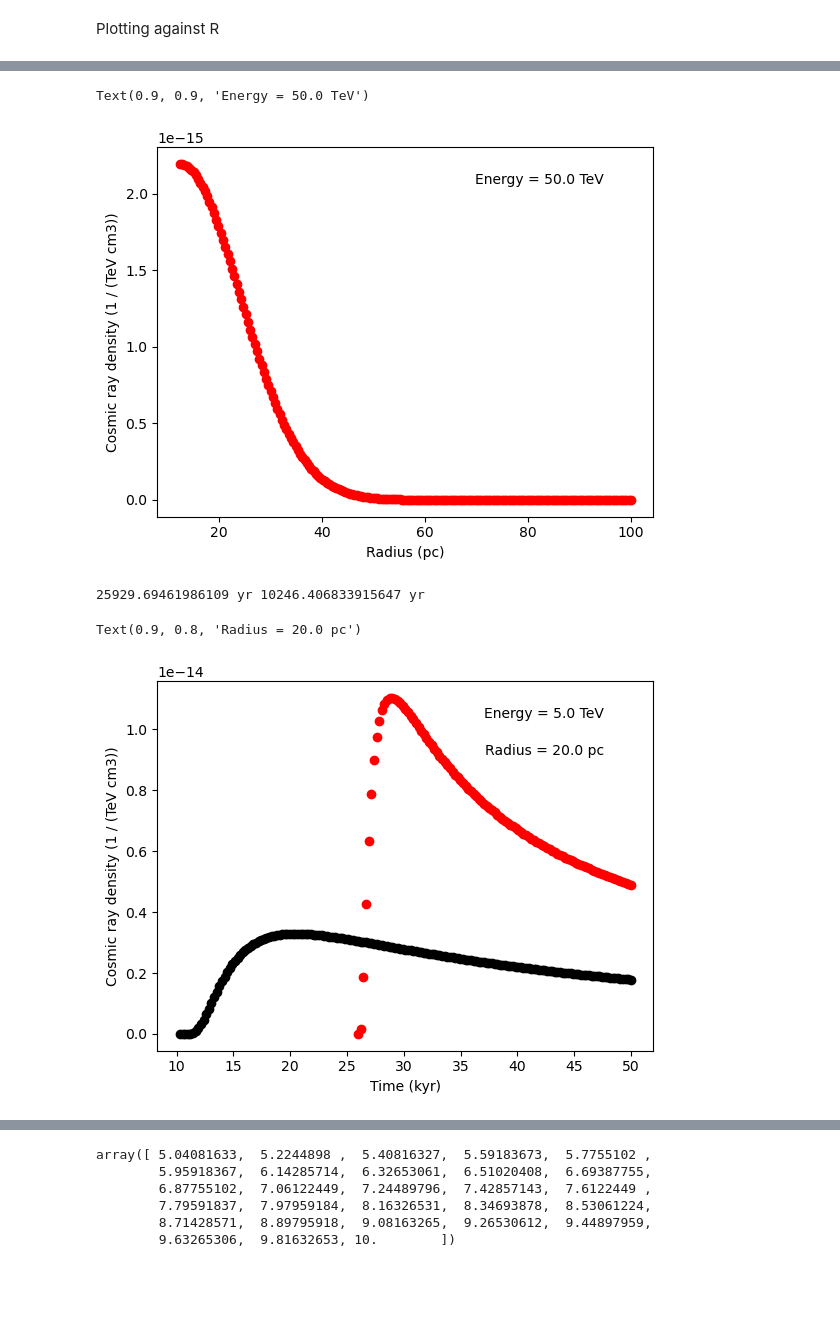
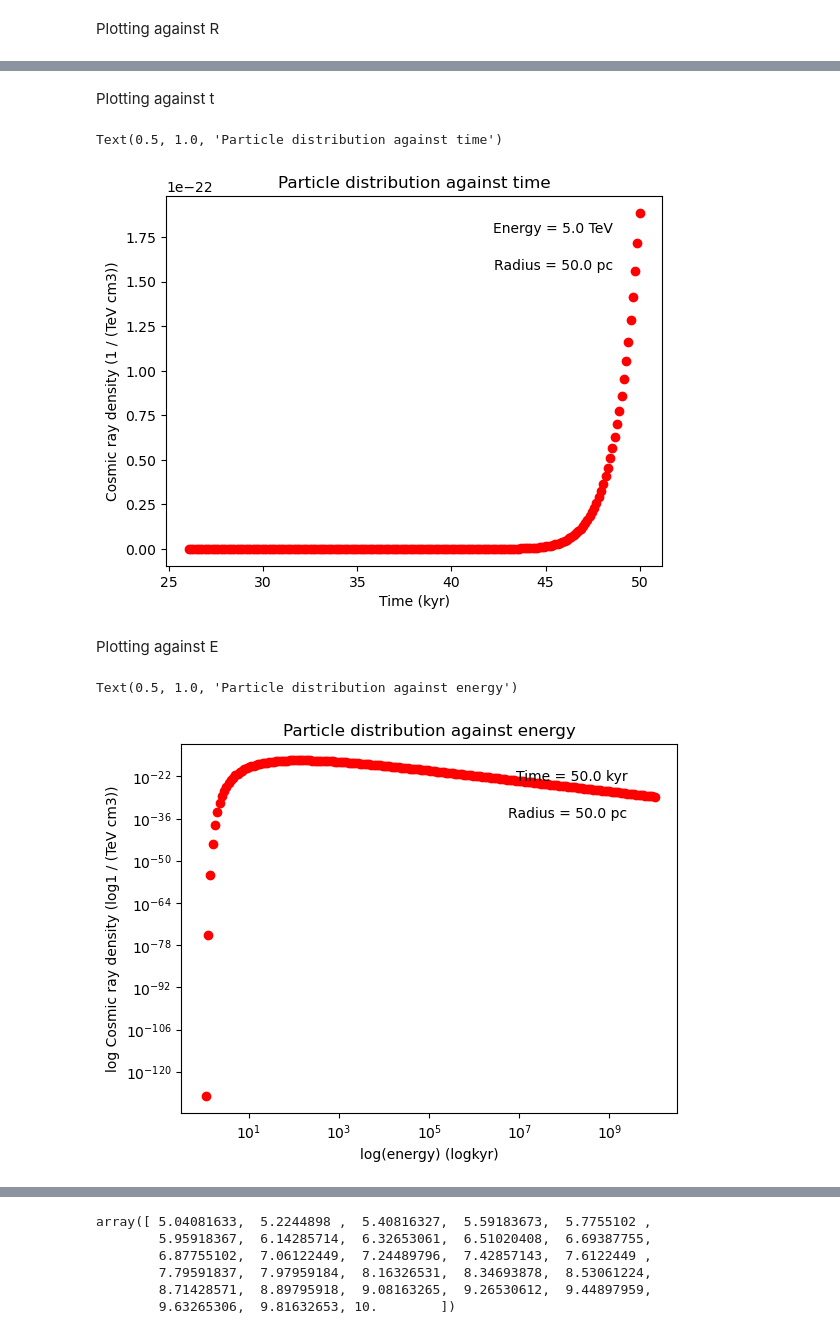
Before and after one commit to JoeBannouna/snr-prac, a Jupyter notebook: ShellInject.ipynb, the cells around one changed output, grey strips where cells are left out. Drawn from its saved outputs; the diff is of its cells as text; code cells hidden in the pictures; blank space fills up the shorter version.

```diff
--- a/ShellInject.ipynb
+++ b/ShellInject.ipynb
@@ -78,17 +78,17 @@ def distribution(E, R, t, alpha = 2.7):
 # %% [markdown]
 Take input from user
 # %%
-E = float(input("At what energy ? ").strip())
-if(E == 0):
-    E = 5*u.TeV
+E_input = float(input("At what energy ? ").strip())
+if(E_input == 0):
+    E_input = 5*u.TeV
 
-T = float(input("At what time ? ").strip())
-if(T == 0):
-    T = 50*u.kyr
+T_input = float(input("At what time ? ").strip())
+if(T_input == 0):
+    T_input = 50*u.kyr
 
-R = float(input("At what radius ? ").strip())
-if(R == 0):
-    R = 50*u.pc
+R_input = float(input("At what radius ? ").strip())
+if(R_input == 0):
+    R_input = 50*u.pc
 # %% [markdown]
 Plotting against R
 # %%
@@ -106,39 +108,36 @@ Text(0.9, 0.9, 'Energy = 5.0 TeV')
+# %% [markdown]
+Plotting against t
 # %%
-E = 50*u.TeV
+ts = np.linspace(Tesc(E_input).to(u.kyr).value, (50*u.kyr).to(u.kyr).value, 200)*u.kyr
 
-Rs = np.linspace(Rshell(E), 100*u.pc, 200)
+for T in ts:
+    plt.plot(T, distribution([E_input]*u.TeV, R_input, T), 'ro')
 
-for R in Rs:
-    plt.plot(R, distribution([E]*u.TeV, R, T), 'ro')
+plt.xlabel(f"Time ({ts.unit})")
+plt.ylabel(f"Cosmic ray density ({distribution([E_input]*u.TeV, R_input, T).unit})")
+plt.text(0.9, 0.9, f"Energy = {E_input}", transform = plt.gca().transAxes, horizontalalignment="right")
+plt.text(0.9, 0.8, f"Radius = {R_input}", transform = plt.gca().transAxes, horizontalalignment="right")
+plt.title("Particle distribution against time")
 
-plt.xlabel(f"Radius ({Rs.unit})")
-plt.ylabel(f"Cosmic ray density ({distribution([E]*u.TeV, R, T).unit})")
-plt.text(0.9, 0.9, f"Energy = {E}", transform = plt.gca().transAxes, horizontalalignment="right")
+
+#plt.yscale("log")
 # %% [output]
-Text(0.9, 0.9, 'Energy = 50.0 TeV')
+Text(0.5, 1.0, 'Particle distribution against time')
-[figure, old version]
+[figure, new version]
+# %% [markdown]
+Plotting against E
 # %%
-ts = np.linspace(Tesc(E*10).to(u.kyr).value, (50*u.kyr).to(u.kyr).value, 200)*u.kyr
+Es = np.logspace(0, 10, 200)*u.TeV
 
-R = 20 * u.pc
-E = 5*u.TeV
+plt.plot(Es, distribution(Es, R_input, T_input), 'ro')
+plt.yscale("log")
+plt.xscale("log")
 
-# ratio = np.max(distribution([E]*u.TeV, R, T))/np.max(distribution([10*E]*u.TeV, R, T))
-
-for T in ts:
-    plt.plot(T, 1e-1*distribution([E]*u.TeV, R, T), 'ro')
-    plt.plot(T, distribution([E*10]*u.TeV, R, T), 'ko')
-
-print(Tesc(E), Tesc(10*E))
-
-plt.xlabel(f"Time ({ts.unit})")
-plt.ylabel(f"Cosmic ray density ({distribution([E]*u.TeV, R, T).unit})")
-plt.text(0.9, 0.9, f"Energy = {E}", transform = plt.gca().transAxes, horizontalalignment="right")
-plt.text(0.9, 0.8, f"Radius = {R}", transform = plt.gca().transAxes, horizontalalignment="right")
-
-
-#plt.yscale("log")
+plt.xlabel(f"log(energy) (log{ts.unit})")
+plt.ylabel(f"log Cosmic ray density (log{distribution([E_input]*u.TeV, R_input, T).unit})")
+plt.text(0.9, 0.9, f"Time = {T_input}", transform = plt.gca().transAxes, horizontalalignment="right")
+plt.text(0.9, 0.8, f"Radius = {R_input}", transform = plt.gca().transAxes, horizontalalignment="right")
+plt.title("Particle distribution against energy")
 # %% [output]
-25929.69461986109 yr 10246.406833915647 yr
+Text(0.5, 1.0, 'Particle distribution against energy')
-Text(0.9, 0.8, 'Radius = 20.0 pc')
-[figure, old version]
+[figure, new version]
```
Also changed, not shown: parts of 3 cells of this notebook.
